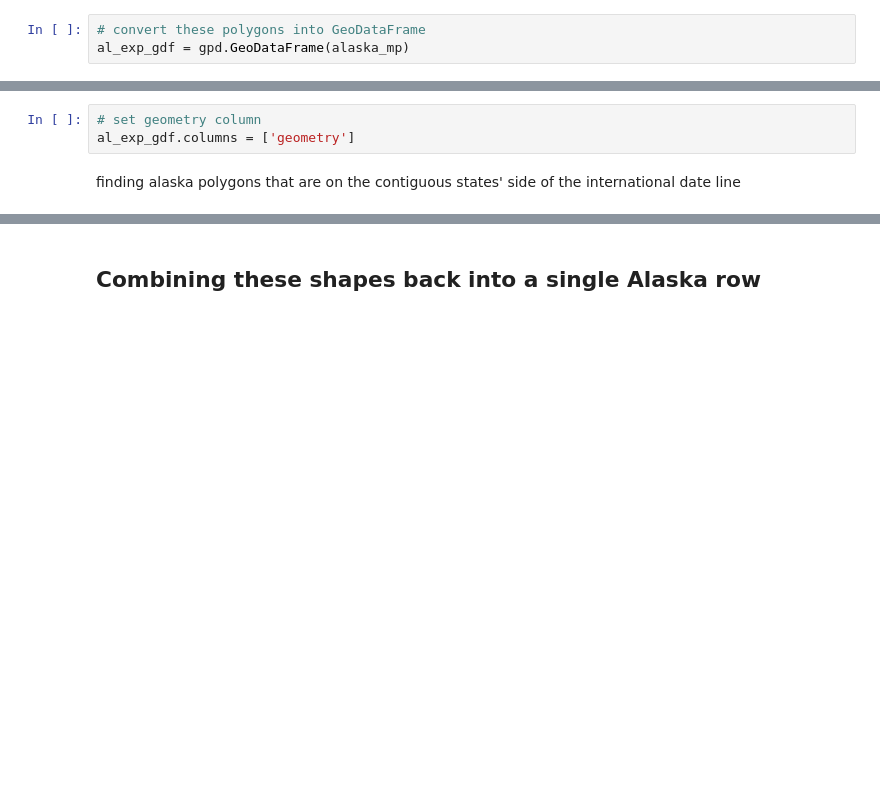
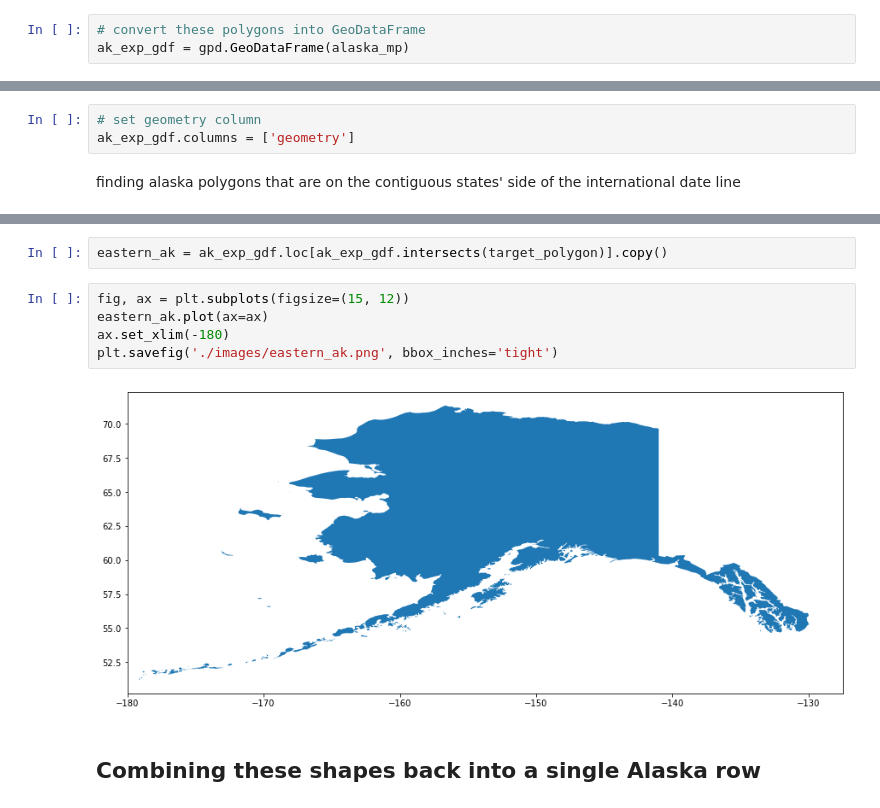
Before and after one commit to allisoncstafford/splitting_shapes, a Jupyter notebook: splitting_shapefiles.ipynb, the cells around one changed output, grey strips where cells are left out. Cells and saved outputs as stored; diff of their text form; blank space fills up the shorter version.

```diff
--- a/splitting_shapefiles.ipynb
+++ b/splitting_shapefiles.ipynb
@@ -75,4 +80,4 @@ len(alaska_mp)
 142
 # %%
 # convert these polygons into GeoDataFrame
-al_exp_gdf = gpd.GeoDataFrame(alaska_mp)
+ak_exp_gdf = gpd.GeoDataFrame(alaska_mp)
@@ -95,6 +100,6 @@ al_exp_gdf
 # %%
 # set geometry column
-al_exp_gdf.columns = ['geometry']
+ak_exp_gdf.columns = ['geometry']
 # %% [markdown]
 finding alaska polygons that are on the contiguous states' side of the international date line
 # %%
@@ -131,3 +129,12 @@ target_shapes.plot()
+# %%
+eastern_ak = ak_exp_gdf.loc[ak_exp_gdf.intersects(target_polygon)].copy()
+# %%
+fig, ax = plt.subplots(figsize=(15, 12))
+eastern_ak.plot(ax=ax)
+ax.set_xlim(-180)
+plt.savefig('./images/eastern_ak.png', bbox_inches='tight')
+# %% [output]
+[figure, added]
 # %% [markdown]
 ## Combining these shapes back into a single Alaska row
 # %%
```
Also changed, not shown: parts of 51 cells of this notebook, 14 other files.
